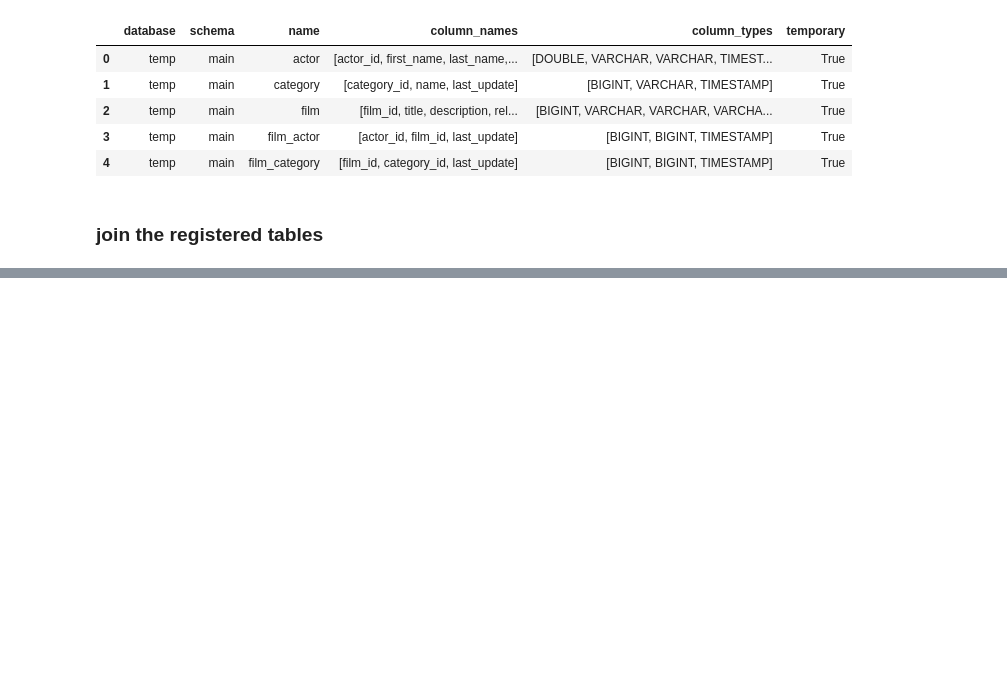
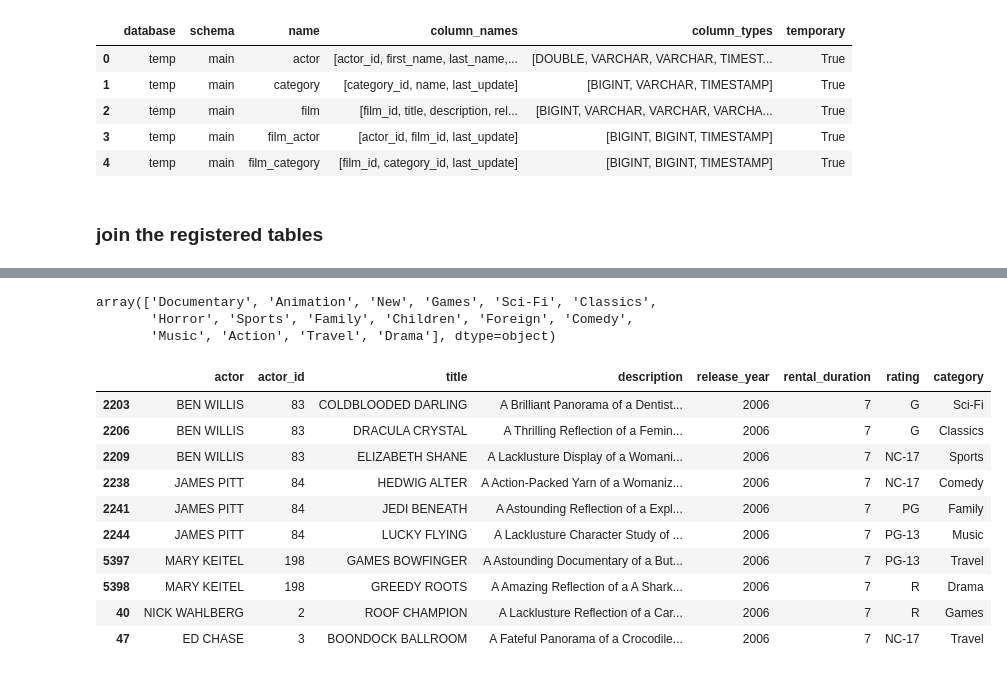
Before and after one commit to AIgineerAB/sql-code-along-DE25, a Jupyter notebook: week4_query_sakila/pandas_duckdb.ipynb, the cells around one changed output, grey strips where cells are left out. Cells and saved outputs as stored; diff of their text form; code cells hidden in the pictures; blank space fills up the shorter version.

```diff
--- a/week4_query_sakila/pandas_duckdb.ipynb
+++ b/week4_query_sakila/pandas_duckdb.ipynb
@@ -106,0 +133,26 @@ films_joined.head(2)
+# %%
+# see unique values of a column
+films_joined["category"].unique()
+# %% [output]
+array(['Documentary', 'Animation', 'New', 'Games', 'Sci-Fi', 'Classics',
+       'Horror', 'Sports', 'Family', 'Children', 'Foreign', 'Comedy',
+       'Music', 'Action', 'Travel', 'Drama'], dtype=object)
+# %%
+# sorting rows
+print(films_joined["rental_duration"].describe())
+
+films_joined_sorted = films_joined.sort_values(by="rental_duration", ascending=False)
+
+films_joined_sorted.head(3)
+# %% [output]
+|  | actor | actor_id | title | description | release_year | rental_duration | rating | category |
+| 2203 | BEN WILLIS | 83 | COLDBLOODED DARLING | A Brilliant Panorama of a Dentist... | 2006 | 7 | G | Sci-Fi |
+| 2206 | BEN WILLIS | 83 | DRACULA CRYSTAL | A Thrilling Reflection of a Femin... | 2006 | 7 | G | Classics |
+| 2209 | BEN WILLIS | 83 | ELIZABETH SHANE | A Lacklusture Display of a Womani... | 2006 | 7 | NC-17 | Sports |
+| 2238 | JAMES PITT | 84 | HEDWIG ALTER | A Action-Packed Yarn of a Womaniz... | 2006 | 7 | NC-17 | Comedy |
+| 2241 | JAMES PITT | 84 | JEDI BENEATH | A Astounding Reflection of a Expl... | 2006 | 7 | PG | Family |
+| 2244 | JAMES PITT | 84 | LUCKY FLYING | A Lacklusture Character Study of ... | 2006 | 7 | PG-13 | Music |
+| 5397 | MARY KEITEL | 198 | GAMES BOWFINGER | A Astounding Documentary of a But... | 2006 | 7 | PG-13 | Travel |
+| 5398 | MARY KEITEL | 198 | GREEDY ROOTS | A Amazing Reflection of a A Shark... | 2006 | 7 | R | Drama |
+| 40 | NICK WAHLBERG | 2 | ROOF CHAMPION | A Lacklusture Reflection of a Car... | 2006 | 7 | R | Games |
+| 47 | ED CHASE | 3 | BOONDOCK BALLROOM | A Fateful Panorama of a Crocodile... | 2006 | 7 | NC-17 | Travel |
```
Also changed, not shown: parts of 8 cells of this notebook.
